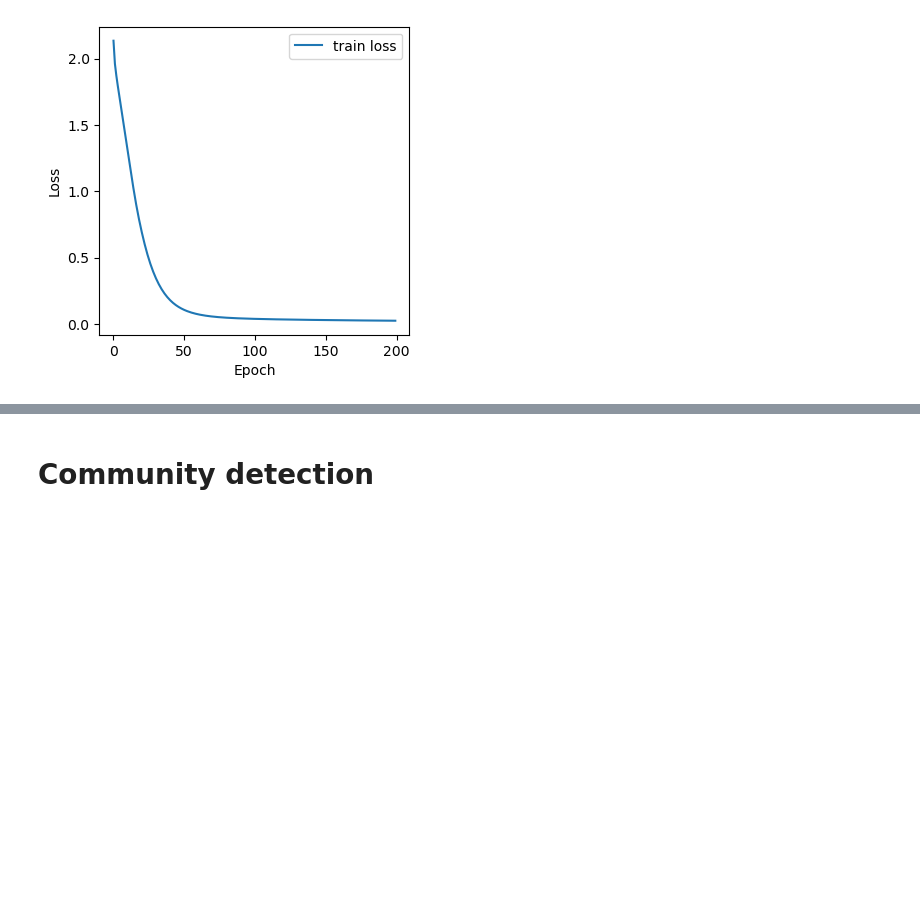
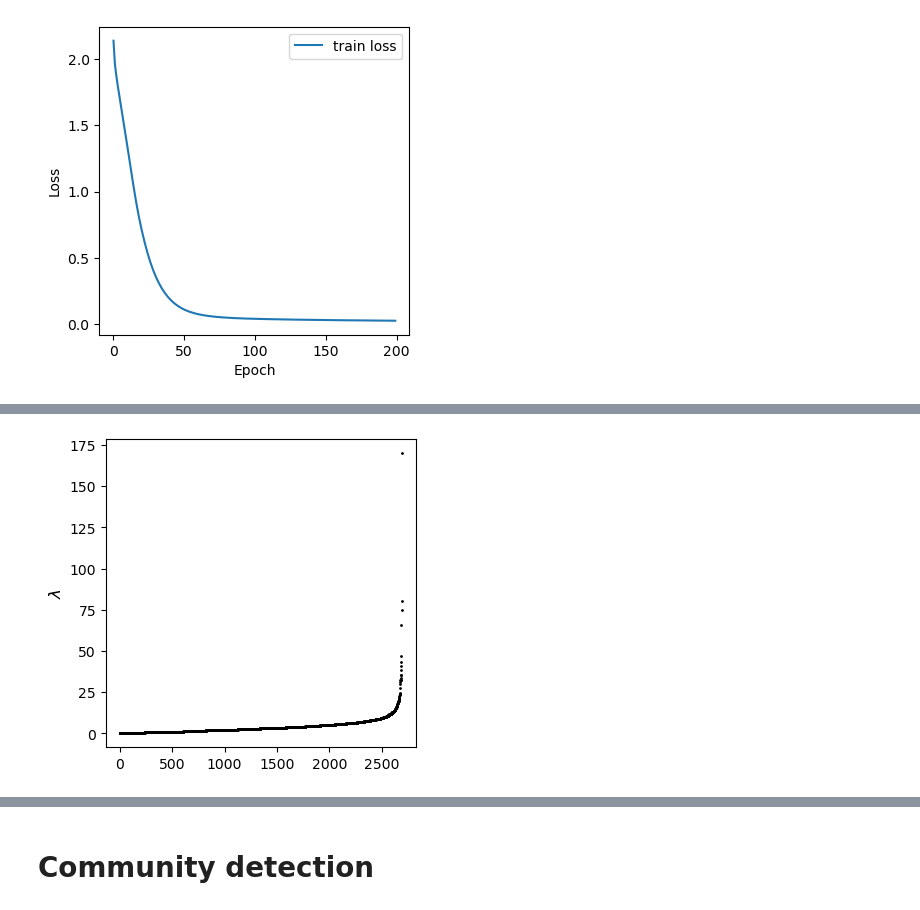
Before and after one commit to AliceDeLorenci/CayleyNets, a Jupyter notebook: Experiments.ipynb, the cells around one changed output, grey strips where cells are left out. Drawn from its saved outputs; the diff is of its cells as text; code cells hidden in the pictures; blank space fills up the shorter version.

```diff
--- a/Experiments.ipynb
+++ b/Experiments.ipynb
@@ -246,0 +252,8 @@ Test accuracy 0.788
+# %%
+# get the filters of the first layer
+cayley_conv0 = model.layers[0]
+cayley_conv1 = model.layers[1]
+
+cora_adj = dataset.adjacency.toarray()
+
+CT = CayleyTransform.CayleyTransform(cora_adj)
@@ -246,0 +309,5 @@ Test accuracy 0.788
+# %%
+#plot spectrum
+CT.plot_spectrum()
+# %% [output]
+[figure, added]
```
Also changed, not shown: parts of 19 cells of this notebook, 12 other files.
